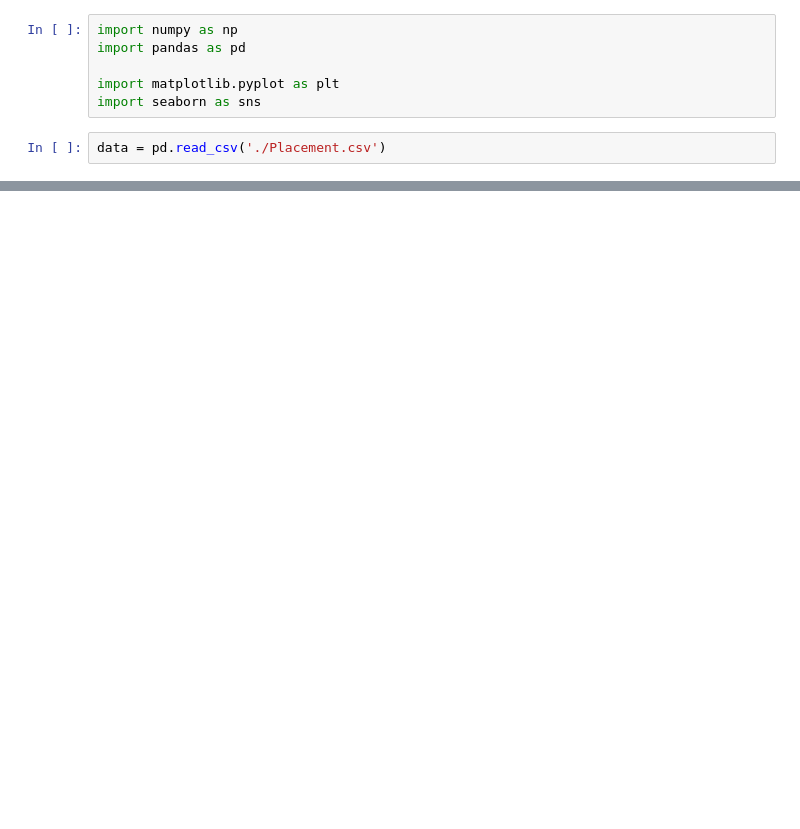
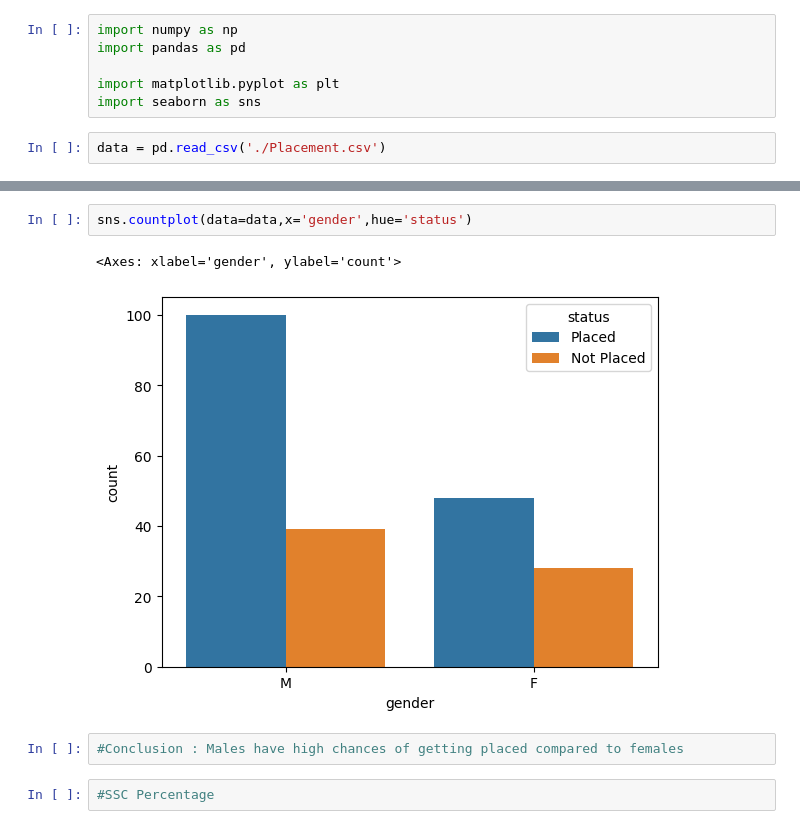
Before and after one commit to Gazuma/data-warehouse, a Jupyter notebook: Lab2.ipynb, the cells around one changed output, grey strips where cells are left out. Saved outputs shown, nothing was run; the diff lists cells and outputs as text; blank space fills up the shorter version.

```diff
--- a/Lab2.ipynb
+++ b/Lab2.ipynb
@@ -24,0 +75,9 @@ data
+# %%
+sns.countplot(data=data,x='gender',hue='status')
+# %% [output]
+<Axes: xlabel='gender', ylabel='count'>
+[figure, added]
+# %%
+#Conclusion : Males have high chances of getting placed compared to females
+# %%
+#SSC Percentage
```
Also changed, not shown: parts of 20 cells of this notebook.
